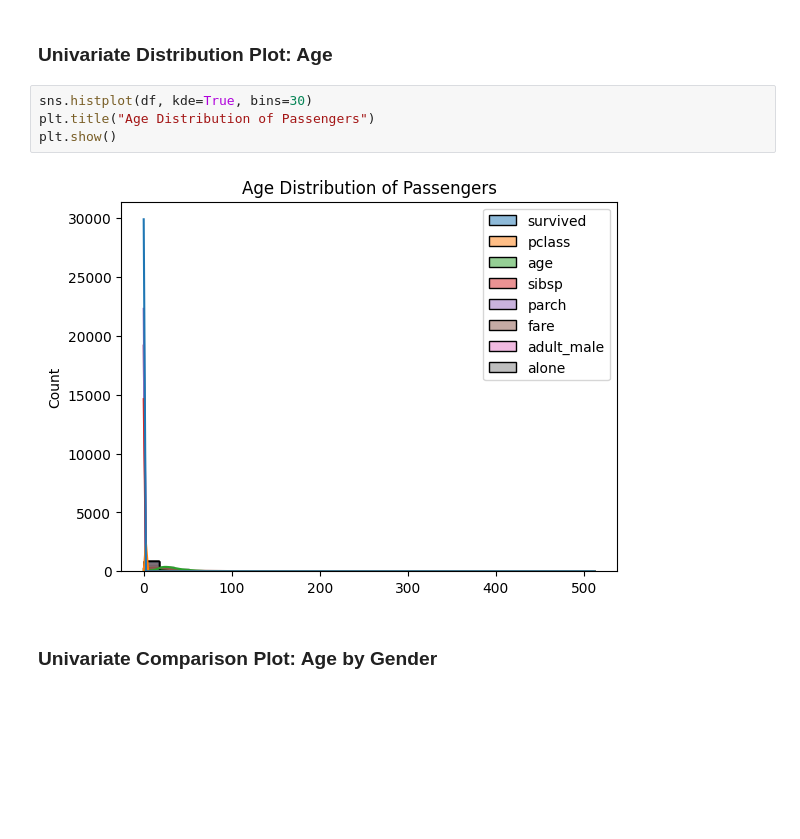
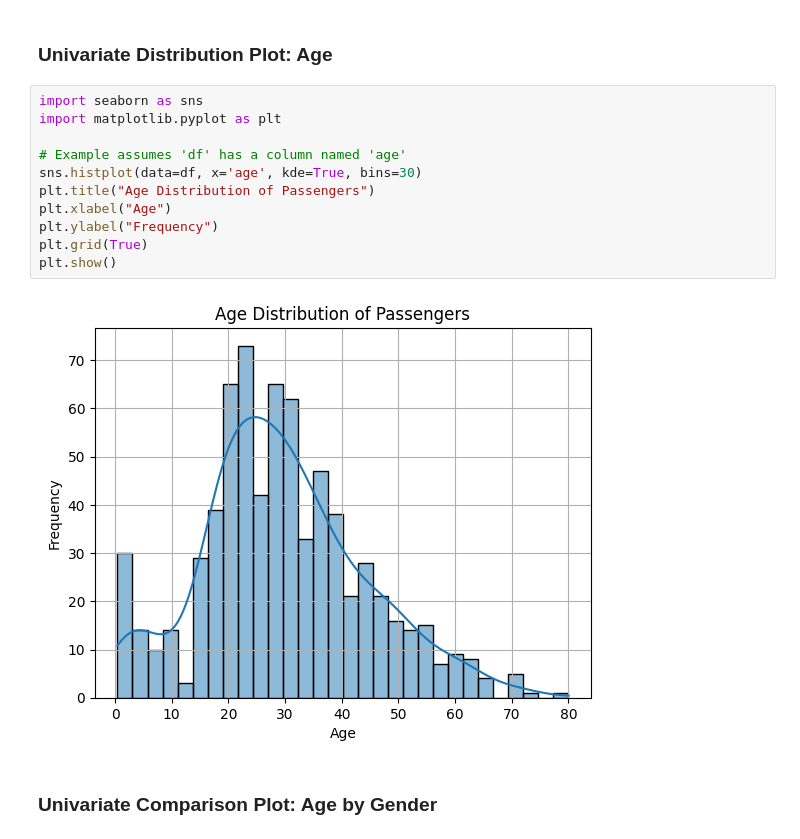
Before and after one commit to chinmayhandi/chinmay, a Jupyter notebook: AIML_Lab_Exercise.ipynb, the cells around one changed output. Saved outputs shown, nothing was run; the diff lists cells and outputs as text; blank space fills up the shorter version.

```diff
--- a/AIML_Lab_Exercise.ipynb
+++ b/AIML_Lab_Exercise.ipynb
@@ -2457,11 +2457,18 @@ Name: age, dtype: float64
 # %% [markdown]
 ### Univariate Distribution Plot: Age
 # %%
-sns.histplot(df, kde=True, bins=30)
+import seaborn as sns
+import matplotlib.pyplot as plt
+
+# Example assumes 'df' has a column named 'age'
+sns.histplot(data=df, x='age', kde=True, bins=30)
 plt.title("Age Distribution of Passengers")
+plt.xlabel("Age")
+plt.ylabel("Frequency")
+plt.grid(True)
 plt.show()
 # %% [output]
-[figure, old version]
+[figure, new version]
 # %% [markdown]
 ### Univariate Comparison Plot: Age by Gender
 # %%
```
